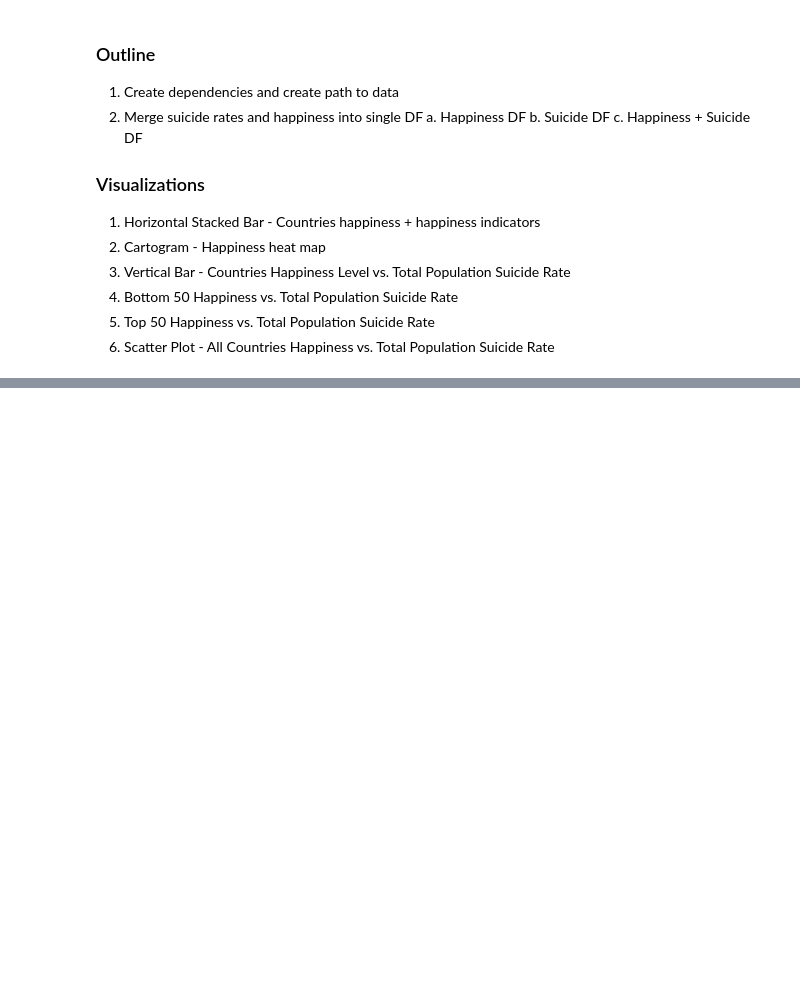
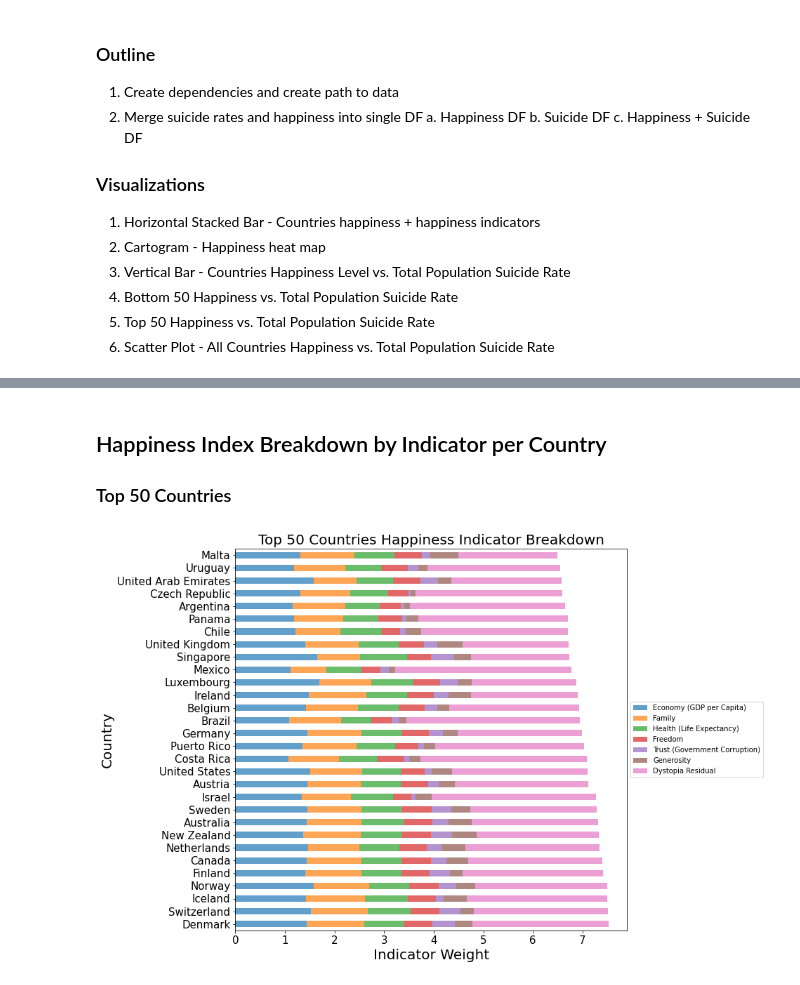
Before and after one commit to TBBSparks/Team-Happiness, a Jupyter notebook: Suicide_Analysis.ipynb, the cells around one changed output, grey strips where cells are left out. Drawn from its saved outputs; the diff is of its cells as text; code cells hidden in the pictures; blank space fills up the shorter version.

```diff
--- a/Suicide_Analysis.ipynb
+++ b/Suicide_Analysis.ipynb
@@ -84,3 +99,20 @@ fig.add_layer(heat_layer)
 fig
 # %% [output]
 [interactive output not drawn]
+# %% [markdown]
+## Happiness Index Breakdown by Indicator per Country
+
+### Top 50 Countries
+# %%
+happiness_top50_df=top50_df[["Country","Economy (GDP per Capita)","Family","Health (Life Expectancy)","Freedom","Trust (Government Corruption)","Generosity","Dystopia Residual"]]
+y=happiness_top50_df.set_index("Country")
+y.plot.barh(stacked=True,alpha=0.7)
+plt.title("Top 50 Countries Happiness Indicator Breakdown",fontsize=20)
+plt.ylabel("Country",fontsize=20)
+plt.xlabel("Indicator Weight",fontsize=20)
+plt.rc('xtick', labelsize=15)
+plt.rc('ytick', labelsize=15)
+plt.legend(loc="center left",prop={'size': 10},bbox_to_anchor=(1,0.5))
+plt.savefig("Plot_2")
+# %% [output]
+[figure, added]
```
Also changed, not shown: parts of 10 cells of this notebook, 4 other files.
